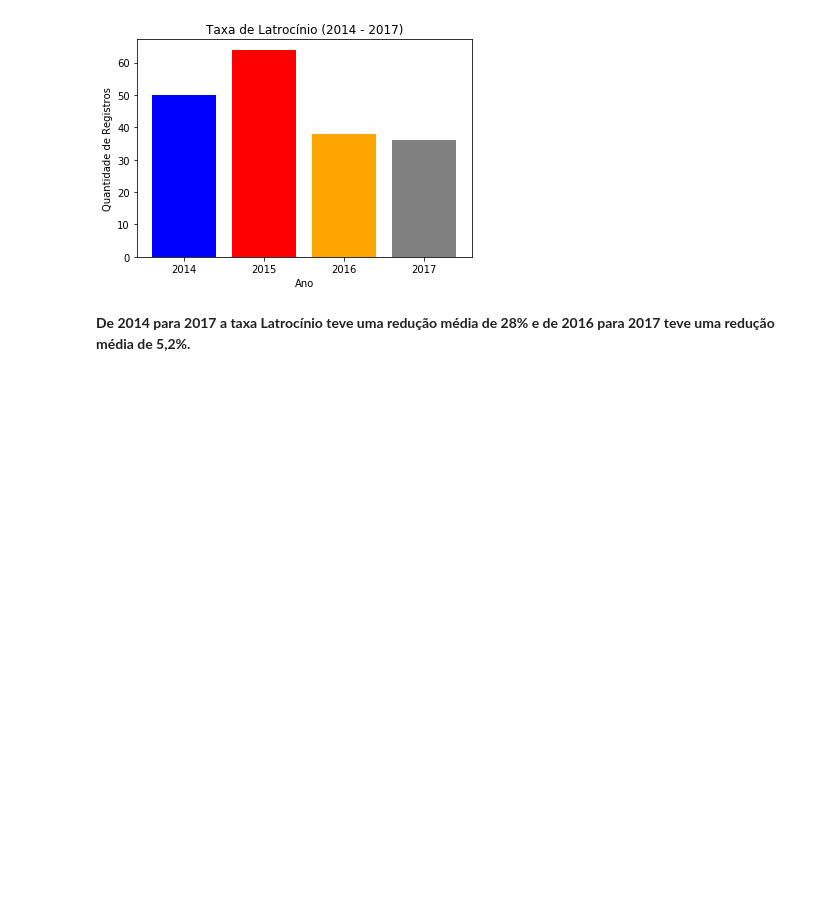
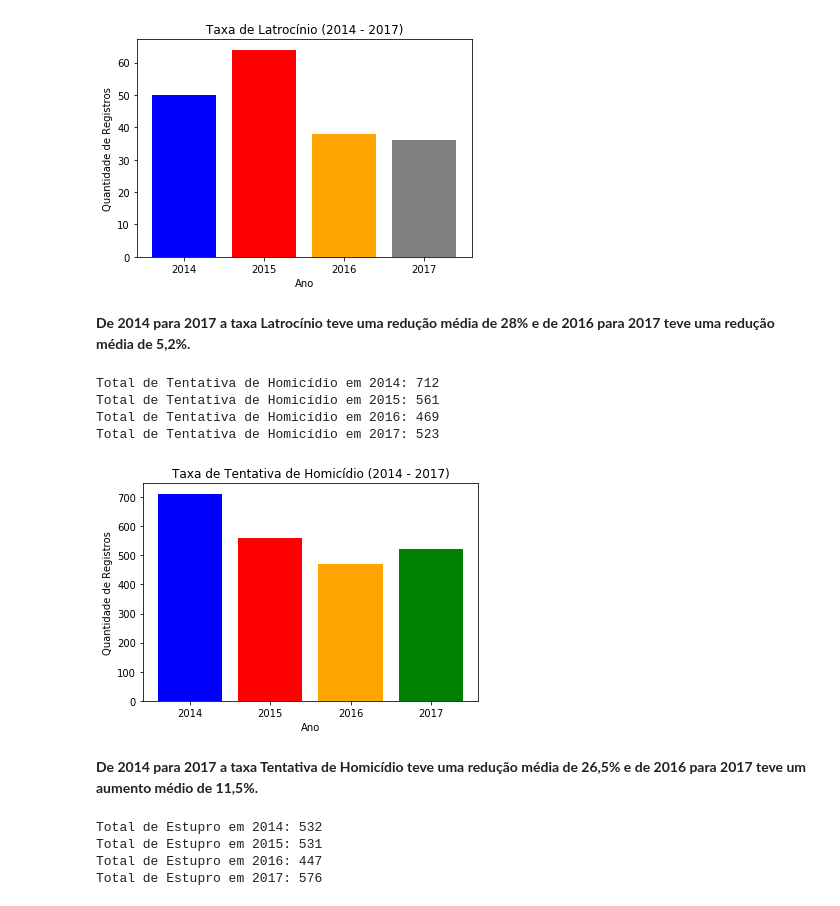
Before and after one commit to jcpsantos/projeto_safe_salvador, a Jupyter notebook: dados_seg_pub_ssa.ipynb, the cells around one changed output. Saved outputs shown, nothing was run; the diff lists cells and outputs as text; code cells hidden in the pictures; blank space fills up the shorter version.

```diff
--- a/dados_seg_pub_ssa.ipynb
+++ b/dados_seg_pub_ssa.ipynb
@@ -782,3 +782,40 @@ plt.width = 1.0
 [figure]
 # %% [markdown]
 **De 2014 para 2017 a taxa Latrocínio teve uma redução média de 28% e de 2016 para 2017 teve uma redução média de 5,2%.**
+# %%
+#Tentativa de Homicídio
+print("Total de Tentativa de Homicídio em 2014: {0}".format(lista2014[3]))
+print("Total de Tentativa de Homicídio em 2015: {0}".format(lista2015[3]))
+print("Total de Tentativa de Homicídio em 2016: {0}".format(lista2016[3]))
+print("Total de Tentativa de Homicídio em 2017: {0}".format(lista2017[3]))
+# %% [output]
+Total de Tentativa de Homicídio em 2014: 712
+Total de Tentativa de Homicídio em 2015: 561
+Total de Tentativa de Homicídio em 2016: 469
+Total de Tentativa de Homicídio em 2017: 523
+# %%
+locations = [1, 2, 3, 4]
+heights = [(lista2014[3]), (lista2015[3]), (lista2016[3]), (lista2017[3])]
+labels = ['2014', '2015', '2016', '2017']
+colors = ['blue', 'red', 'orange', 'green']
+plt.bar(locations, heights, align='center', color= colors, ecolor='black',tick_label=labels )
+plt.title('Taxa de Tentativa de Homicídio (2014 - 2017)')
+plt.xlabel('Ano')
+plt.ylabel('Quantidade de Registros')
+plt.width = 1.0
+# %% [output]
+[figure, added]
+# %% [markdown]
+**De 2014 para 2017 a taxa Tentativa de Homicídio teve uma redução média de 26,5% e de 2016 para 2017 teve um aumento médio de 11,5%.**
+# %%
+#Estupro
+
+print("Total de Estupro em 2014: {0}".format(lista2014[4]))
+print("Total de Estupro em 2015: {0}".format(lista2015[4]))
+print("Total de Estupro em 2016: {0}".format(lista2016[4]))
+print("Total de Estupro em 2017: {0}".format(lista2017[4]))
+# %% [output]
+Total de Estupro em 2014: 532
+Total de Estupro em 2015: 531
+Total de Estupro em 2016: 447
+Total de Estupro em 2017: 576
```
Also changed, not shown: parts of 12 cells of this notebook.
